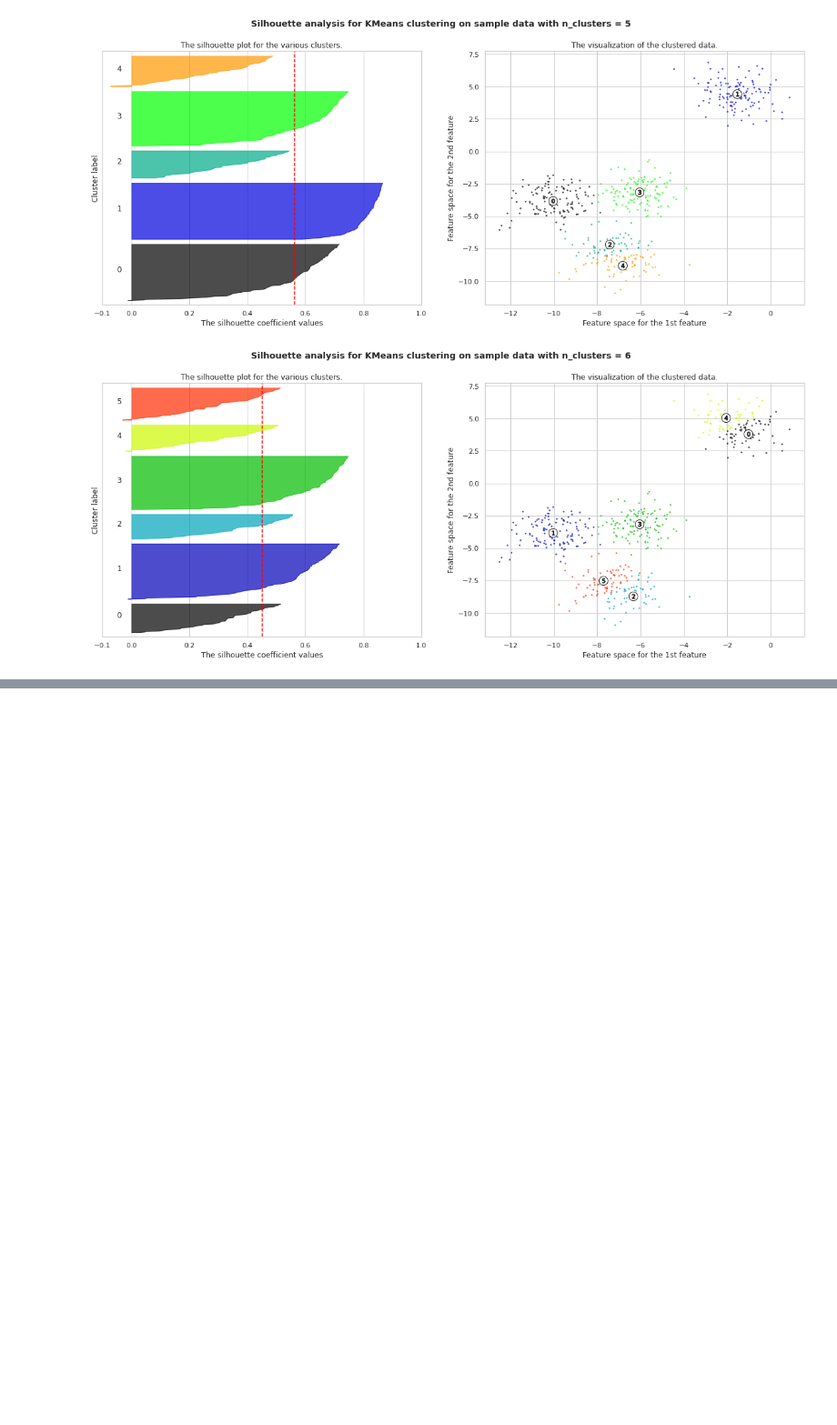
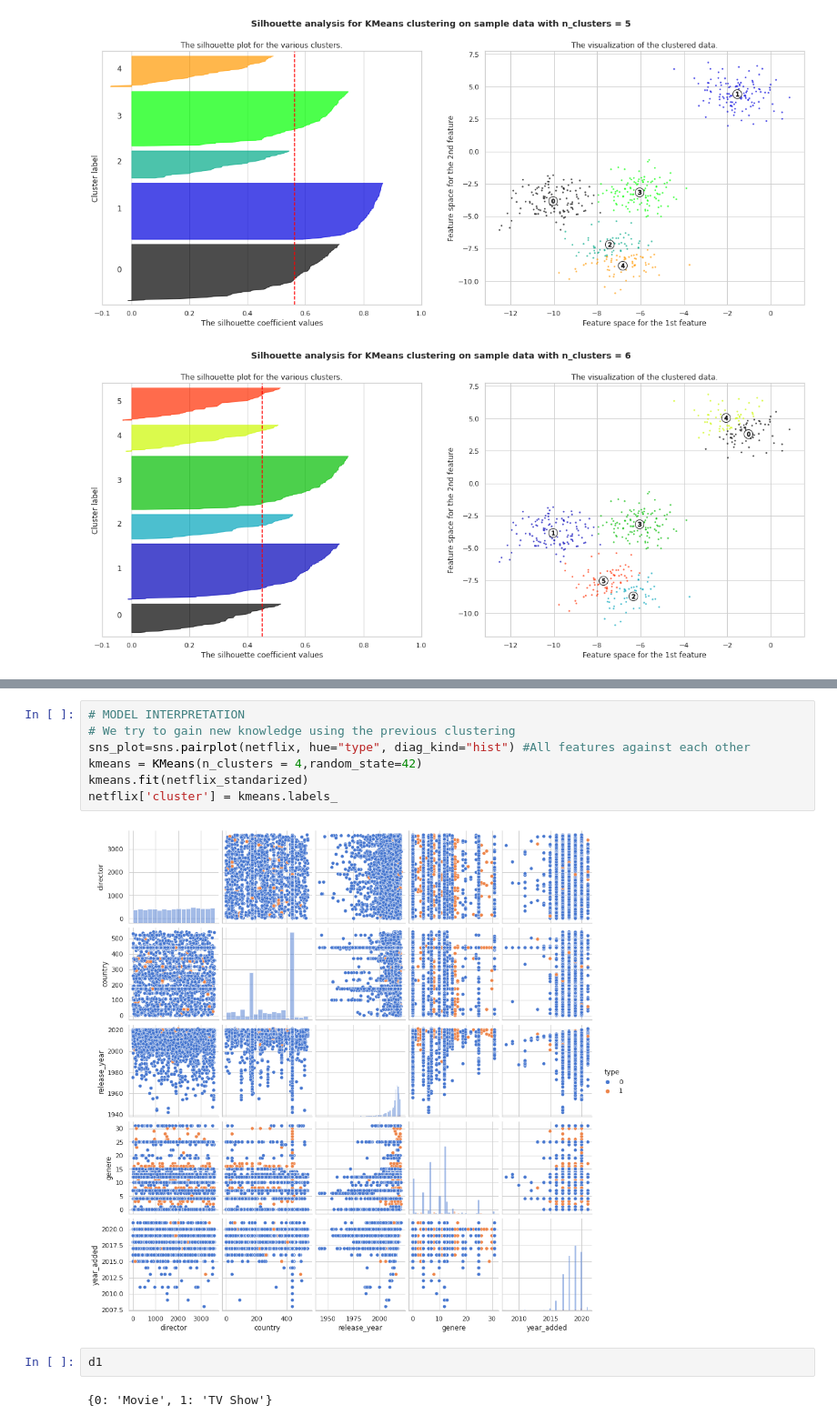
Before and after one commit to Sara19598/Clustering-Analysis-on-Movies-TV-shows-Unsupervised-ML, a Jupyter notebook: NETFLIX_MOVIES_AND_TV_SHOWS_CLUSTERING.ipynb, the cells around one changed output, grey strips where cells are left out. Shown at 91% size. Saved outputs shown, nothing was run; the diff lists cells and outputs as text; blank space fills up the shorter version.

```diff
--- a/NETFLIX_MOVIES_AND_TV_SHOWS_CLUSTERING.ipynb
+++ b/NETFLIX_MOVIES_AND_TV_SHOWS_CLUSTERING.ipynb
@@ -797,0 +816,13 @@ For n_clusters = 6 The average silhouette_score is : 0.4504666294372765
+# %%
+# MODEL INTERPRETATION
+# We try to gain new knowledge using the previous clustering
+sns_plot=sns.pairplot(netflix, hue="type", diag_kind="hist") #All features against each other
+kmeans = KMeans(n_clusters = 4,random_state=42)
+kmeans.fit(netflix_standarized)
+netflix['cluster'] = kmeans.labels_
+# %% [output]
+[figure, added]
+# %%
+d1
+# %% [output]
+{0: 'Movie', 1: 'TV Show'}
```
Also changed, not shown: parts of 9 cells of this notebook.
